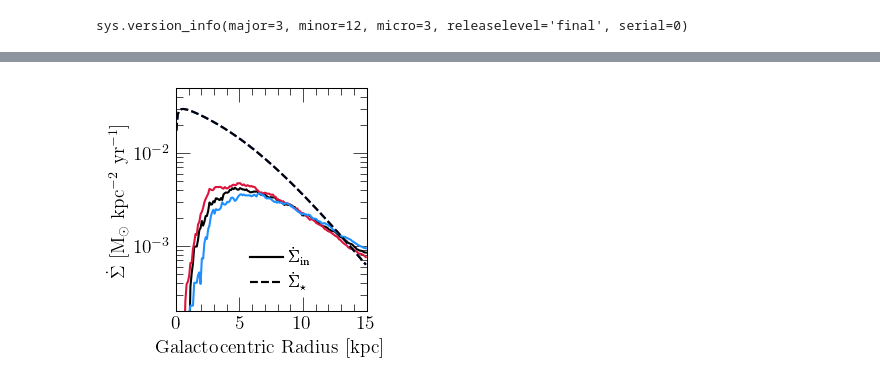
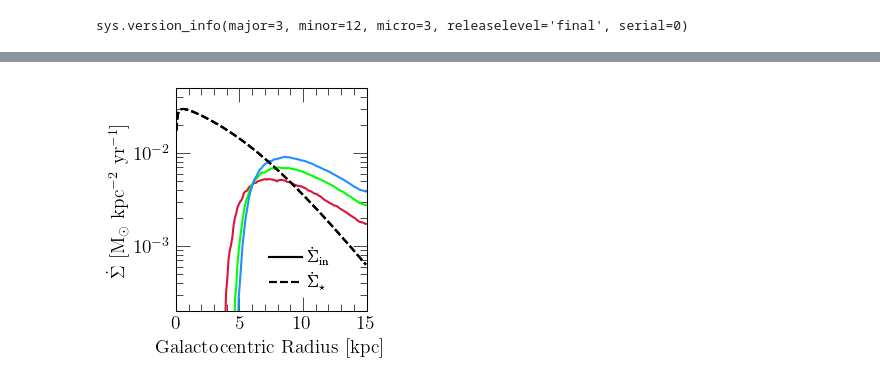
Before and after one commit to giganano/radial-flows, a Jupyter notebook: notebooks/sfr-ifr.ipynb, the cells around one changed output, grey strips where cells are left out. Saved outputs shown, nothing was run; the diff lists cells and outputs as text; code cells hidden in the pictures.

```diff
--- a/notebooks/sfr-ifr.ipynb
+++ b/notebooks/sfr-ifr.ipynb
@@ -18,12 +18,12 @@ sys.version_info(major=3, minor=12, micro=3, releaselevel='final', serial=0)
 reference = vice.output("../outputs/constant/vgas-0")
 # %%
 outputs = [
-    # "../outputs/constant/vgas-0p5",
-    # "../outputs/constant/vgas-1",
-    # "../outputs/constant/vgas-1p5"
-    "../outputs/potential-well-deepening/gamma0p1",
-    "../outputs/potential-well-deepening/gamma0p2",
-    "../outputs/potential-well-deepening/gamma0p3"
+    "../outputs/constant/vgas-0p5",
+    "../outputs/constant/vgas-1",
+    "../outputs/constant/vgas-1p5"
+    # "../outputs/potential-well-deepening/gamma0p1",
+    # "../outputs/potential-well-deepening/gamma0p2",
+    # "../outputs/potential-well-deepening/gamma0p3"
     # "../outputs/angular-momentum-dilution/betaphiin0p8",
     # "../outputs/angular-momentum-dilution/betaphiin0p7",
     # "../outputs/angular-momentum-dilution/betaphiin0p6"
@@ -172,12 +172,15 @@ outputs = [vice.output(name) for name in outputs]
 # %%
 # COLORS = ["black", "crimson", "lime", "royalblue"]
 # COLORS = ["black", "crimson", "dodgerblue"]
-COLORS = ["crimson", "black", "dodgerblue"]
+# COLORS = ["crimson", "black", "dodgerblue"]
+COLORS = ["crimson", "lime", "dodgerblue"]
 LABELS = [
-    # r"$v_{r,g} = 0$",
-    r"$\gamma = 0.1$",
-    r"$\gamma = 0.2$",
-    r"$\gamma = 0.3$"
+    r"$v_{r,g} = -0.5$ km/s",
+    r"$v_{r,g} = -1.0$ km/s",
+    r"$v_{r,g} = -1.5$ km/s"
+    # r"$\gamma = 0.1$",
+    # r"$\gamma = 0.2$",
+    # r"$\gamma = 0.3$"
     # r"$\beta_{\phi,\text{in}} = 0.8$",
     # r"$\beta_{\phi,\text{in}} = 0.7$",
     # r"$\beta_{\phi,\text{in}} = 0.6$"
@@ -237,7 +240,8 @@ def plot_profiles(ax, output, lookback, zone_width = 0.1, **kwargs):
     if "c" in kwargs.keys() and kwargs["c"] == named_colors()["black"]: kwargs["zorder"] = -1000
     ax.plot(radii, sigma_ifr, linestyle = "-", **kwargs)
     # res.plot(radii[:-1], dlnsigmaifr_dr, **kwargs)
-    if "c" in kwargs.keys() and kwargs["c"] == named_colors()["black"]: kwargs["zorder"] = 1000
+    # if "c" in kwargs.keys() and kwargs["c"] == named_colors()["black"]: kwargs["zorder"] = 1000
+    kwargs["c"] = named_colors()["black"]
     if "label" in kwargs.keys() and kwargs["label"] is not None: kwargs["label"] = None
     ax.plot(radii, sigma_sfr, linestyle = "--", **kwargs)
     # res.plot(radii[:-1], dlnsigmasfr_dr, linestyle = "--", **kwargs)
@@ -253,7 +257,7 @@ kwargs["label"] = r"$\dot \Sigma_\star$"
 line2 = ax.plot([1, 2], [1, 2], **kwargs)[0]
 kwargs = {
     "loc": mpl_loc("lower right"),
-    "bbox_to_anchor": (0.78, 0.02),
+    "bbox_to_anchor": (0.88, 0.02),
     # "handlelength": 1.5,
     "fontsize": 12
 }
@@ -273,32 +277,32 @@ for i in range(len(outputs)):
 # kwargs = {
 #     "loc": mpl_loc("lower right"),
 #     "bbox_to_anchor": (0.68, 0.02),
 #     "handlelength": 0,
 #     "fontsize": 11,
 #     "ncol": 1,
 #     "columnspacing": 1
 # }
 # leg = ax.legend(**kwargs)
 # fancy_legend(leg, COLORS)
 
 # reswidth = 0.35
 plt.tight_layout()
 # res.set_position([
 #     ax.get_position().x0,
 #     ax.get_position().y0,
 #     ax.get_position().x1 - ax.get_position().x0,
 #     reswidth
 # ])
 # ax.set_position([
 #     ax.get_position().x0,
 #     ax.get_position().y0 + reswidth,
 #     ax.get_position().x1 - ax.get_position().x0,
 #     ax.get_position().y1 - ax.get_position().y0 - reswidth
 # ])
 for ext in ["pdf", "jpeg"]:
     kwargs = {}
     if ext == "jpeg": kwargs["dpi"] = 200
-    plt.savefig("./sfr-ifr/sfr-ifr-profiles-pwd.%s" % (ext), **kwargs)
+    plt.savefig("./sfr-ifr/sfr-ifr-profiles-constant.%s" % (ext), **kwargs)
 plt.show()
 # %% [output]
-[figure, old version]
+[figure, new version]
```
Also changed, not shown: parts of 1 cell of this notebook, 13 other files.
